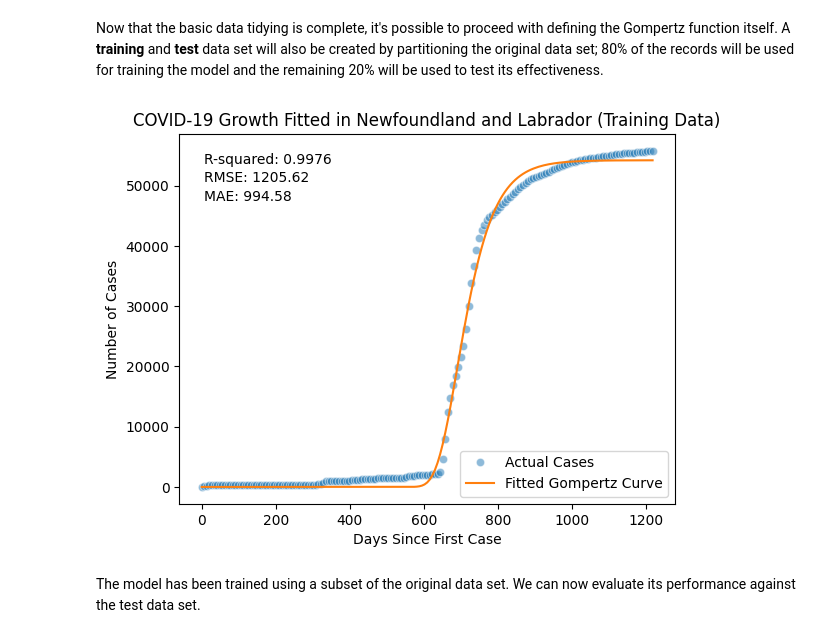
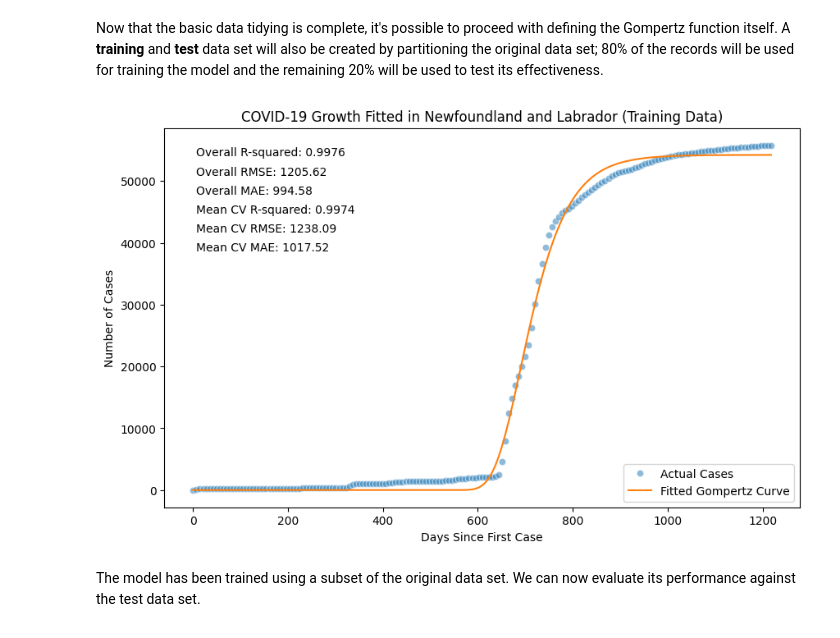
Before and after one commit to sa0v/COVID, a Jupyter notebook: COVID.ipynb, the cells around one changed output. Saved outputs shown, nothing was run; the diff lists cells and outputs as text; code cells hidden in the pictures.

Commit message:
Added more performance metrics to plots

```diff
--- a/COVID.ipynb
+++ b/COVID.ipynb
@@ -49,47 +49,100 @@ y_train = train_data['totalcases']
 X_test = test_data.drop('totalcases', axis=1)
 y_test = test_data['totalcases']
 # %%
+from sklearn.model_selection import KFold
+from sklearn.metrics import mean_squared_error, mean_absolute_error
+import numpy as np
+import seaborn as sns
+import matplotlib.pyplot as plt
+
+# Calculate 'days' column for training data
 X_train['days'] = (X_train['date'] - X_train['date'].min()).dt.days
 
-# These are the initial guesses for the parameters A, B and C in our function.
+# Initial guesses for Gompertz curve parameters
 initial_guess = [y_train.max(), 1, 0.01]
 
-# Fit the Gompertz curve to the training data set.
-params, covariance = curve_fit(gompertz, X_train['days'], y_train, p0=initial_guess)
+# Perform K-Fold Cross-Validation
+kf = KFold(n_splits=5, shuffle=True, random_state=42)
+cv_r2_scores = []
+cv_rmse_scores = []
+cv_mae_scores = []
 
-# Generate fitted values based on the optimized parameters.
+for train_index, test_index in kf.split(X_train):
+    train_days, test_days = X_train['days'].iloc[train_index], X_train['days'].iloc[test_index]
+    train_cases, test_cases = y_train.iloc[train_index], y_train.iloc[test_index]
+
+    try:
+        # Fit the Gompertz curve to the training fold
+        params, covariance = curve_fit(gompertz, train_days, train_cases, p0=initial_guess, maxfev=10000)
+
+        # Predict on the test fold
+        predicted_cases = gompertz(test_days, *params)
+
+        # Calculate R-squared, RMSE, and MAE for the test fold
+        residuals = test_cases - predicted_cases
+        ss_total = np.sum((test_cases - np.mean(test_cases)) ** 2)
+        ss_residual = np.sum(residuals ** 2)
+        r_squared = 1 - (ss_residual / ss_total)
+        rmse = np.sqrt(mean_squared_error(test_cases, predicted_cases))
+        mae = mean_absolute_error(test_cases, predicted_cases)
+
+        # Append metrics to the lists
+        cv_r2_scores.append(r_squared)
+        cv_rmse_scores.append(rmse)
+        cv_mae_scores.append(mae)
+
+    except RuntimeError:
+        print("Curve fitting failed for this fold")
+        continue
+
+# Calculate mean cross-validation metrics
+mean_cv_r2 = np.mean(cv_r2_scores)
+mean_cv_rmse = np.mean(cv_rmse_scores)
+mean_cv_mae = np.mean(cv_mae_scores)
+
+# Fit the Gompertz curve to the full training data
+params, covariance = curve_fit(gompertz, X_train['days'], y_train, p0=initial_guess, maxfev=10000)
 X_train['fitted_cases'] = gompertz(X_train['days'], *params)
 
-# Calculate the residuals.
+# Calculate residuals for the full training data
 residuals = y_train - X_train['fitted_cases']
 
-# Calculate R-squared.
-ss_total = np.sum((y_train - np.mean(y_train))**2)  # Total sum of squares.
-ss_residual = np.sum(residuals**2)  # Residual sum of squares.
+# Calculate R-squared for the full training data
+ss_total = np.sum((y_train - np.mean(y_train))**2)
+ss_residual = np.sum(residuals**2)
 r_squared = 1 - (ss_residual / ss_total)
 
-# Calculate Root Mean Squared Error (RMSE).
+# Calculate RMSE and MAE for the full training data
 rmse = np.sqrt(mean_squared_error(y_train, X_train['fitted_cases']))
-
-# Calculate Mean Absolute Error (MAE).
 mae = mean_absolute_error(y_train, X_train['fitted_cases'])
 
-# Create a scatter plot of the number of actual cases in the training data.
-sns.lineplot(x=X_train['days'], y=y_train, label='Actual Cases', color='tab:blue', marker='o', linestyle='None',alpha=0.5)
+# Plot the results
+plt.figure(figsize=(10, 6))
 
-# Plot the fitted Gompertz curve to the training data.
+# Plot actual cases
+sns.lineplot(x=X_train['days'], y=y_train, label='Actual Cases', color='tab:blue', marker='o', linestyle='None', alpha=0.5)
+
+# Plot fitted Gompertz curve
 sns.lineplot(x=X_train['days'], y=X_train['fitted_cases'], label='Fitted Gompertz Curve', color='tab:orange')
+
+# Add titles and labels
 plt.title("COVID-19 Growth Fitted in Newfoundland and Labrador (Training Data)")
 plt.xlabel("Days Since First Case")
 plt.ylabel("Number of Cases")
 plt.legend()
 plt.grid(False)
-plt.text(0.05, 0.95, f"R-squared: {r_squared:.4f}", transform=plt.gca().transAxes, fontsize=10, verticalalignment='top')
-plt.text(0.05, 0.90, f"RMSE: {rmse:.2f}", transform=plt.gca().transAxes, fontsize=10, verticalalignment='top')
-plt.text(0.05, 0.85, f"MAE: {mae:.2f}", transform=plt.gca().transAxes, fontsize=10, verticalalignment='top')
+
+# Display metrics on the plot
+plt.text(0.05, 0.95, f"Overall R-squared: {r_squared:.4f}", transform=plt.gca().transAxes, fontsize=10, verticalalignment='top')
+plt.text(0.05, 0.90, f"Overall RMSE: {rmse:.2f}", transform=plt.gca().transAxes, fontsize=10, verticalalignment='top')
+plt.text(0.05, 0.85, f"Overall MAE: {mae:.2f}", transform=plt.gca().transAxes, fontsize=10, verticalalignment='top')
+plt.text(0.05, 0.80, f"Mean CV R-squared: {mean_cv_r2:.4f}", transform=plt.gca().transAxes, fontsize=10, verticalalignment='top')
+plt.text(0.05, 0.75, f"Mean CV RMSE: {mean_cv_rmse:.2f}", transform=plt.gca().transAxes, fontsize=10, verticalalignment='top')
+plt.text(0.05, 0.70, f"Mean CV MAE: {mean_cv_mae:.2f}", transform=plt.gca().transAxes, fontsize=10, verticalalignment='top')
+
 plt.show()
 # %% [output]
-[figure, old version]
+[figure, new version]
 # %% [markdown]
 The model has been trained using a subset of the original data set. We can now evaluate its performance against the test data set.
 # %%
```
Also changed, not shown: parts of 3 cells of this notebook.
